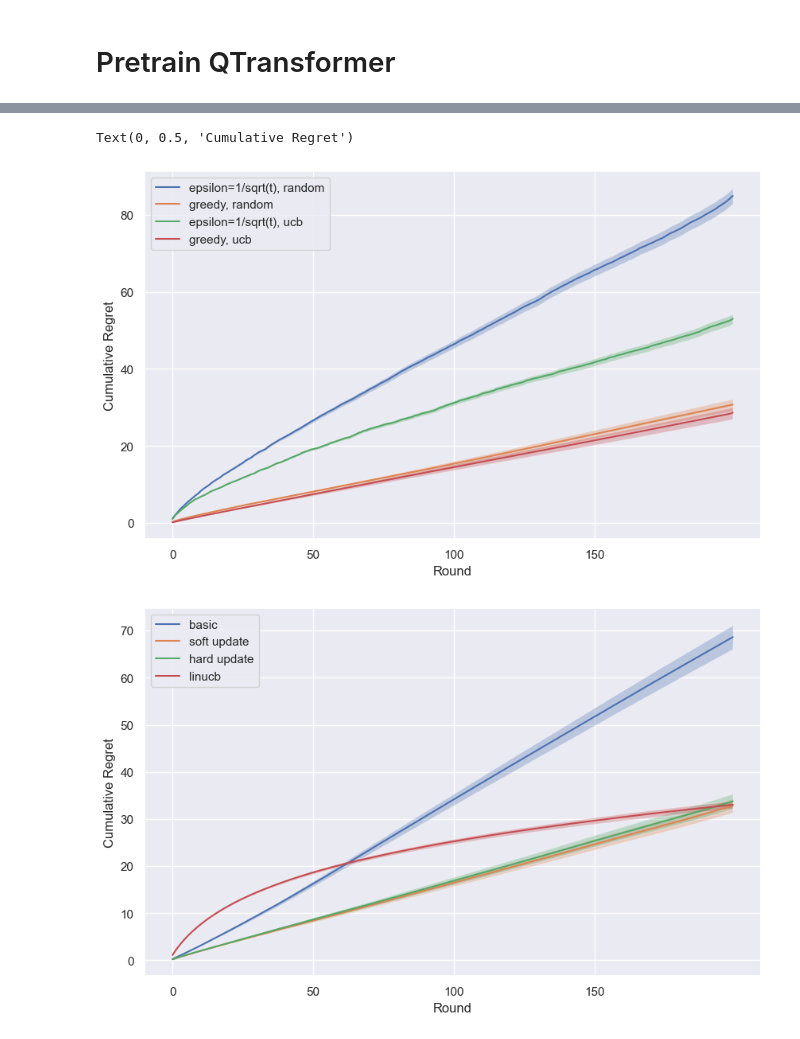
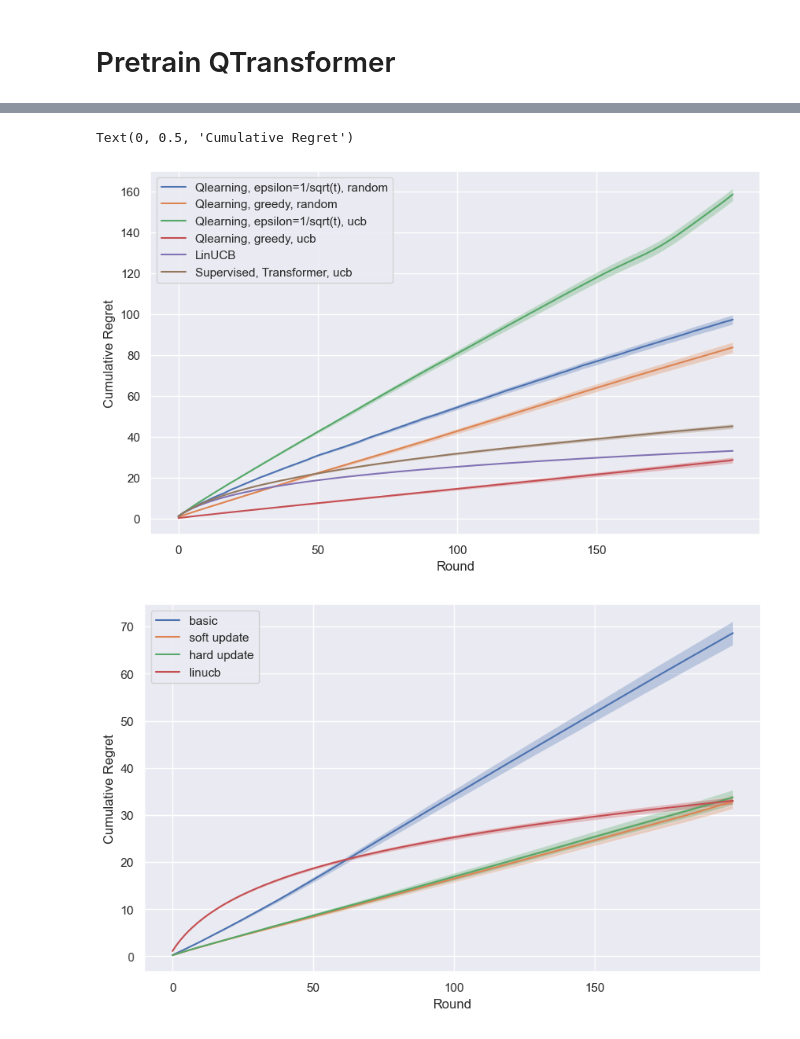
Before and after one commit to xjxyys/In-context-RL, a Jupyter notebook: experiment.ipynb, the cells around one changed output, grey strips where cells are left out. Drawn from its saved outputs; the diff is of its cells as text; code cells hidden in the pictures.

```diff
--- a/experiment.ipynb
+++ b/experiment.ipynb
@@ -288,6 +286,7 @@ bin d:\Anaconda3\envs\textgen\lib\site-packages\bitsandbytes\libbitsandbytes_cud
 batchsize = 64
 # %%
 # load model from file
+from model import Transformer
 import tqdm
 config = {
         'horizon': 200,
@@ -301,13 +300,13 @@ config = {
         'shuffle': True,
         'dropout': 0,
         'test': True,
-        'act_type': 'relu',
+        'activation': 'relu',
         'pred_q': False,
     }
 num_actions = 10
 context_dim = 5
 device = torch.device('cuda' if torch.cuda.is_available() else 'cpu')
-T = 200
+T = 400
 
 
 model = Transformer(config)
@@ -317,7 +316,7 @@ model.eval()  # 确保模型在评估模式
 # evaluate the model
 num_trajectories = 1000
 
-batchsize = 32
+batchsize = 8
 
 trajectories = [] # Store all trajectories
 # In this setting, s_t = \mathbb{A} = action_set!
@@ -558,7 +594,8 @@ T = 200
 
 model = Transformer(config)
 # model.load_state_dict(torch.load('model/Qtransformer_model_0706_2.pth'))
-model.load_state_dict(torch.load('model/Qtransformer_model_random_0716_gamma_1.pth'))
+# model.load_state_dict(torch.load('model/Qtransformer_model_random_0717_gamma_1.pth'))
+model.load_state_dict(torch.load('model/Qtransformer_model_ucb_0718_gamma_1.pth'))
 # model.load_state_dict(torch.load('model/Qtransformer_model_new_1.pth'))
 model.to(device)
 model.eval()  # 确保模型在评估模式
@@ -658,44 +698,73 @@ for i in tqdm.tqdm(range(num_trajectories//batchsize)):
 # %%
 # save the regrets
 import pandas as pd
 import matplotlib.pyplot as plt
 import seaborn as sns
-
+import numpy as np
 
 df_regrets = pd.DataFrame(all_regrets)
 # df_regrets.to_csv('data/Qtransformer_random_regrets_0706_2_mix1.csv', index=False)
 # df_regrets.to_csv('data/Qtransformer_random_regrets_new_2.csv', index=False)
-df_regrets.to_csv('data/Qtransformer_regrets_random_0716_gamma_1.csv', index=False)
+# df_regrets.to_csv('data/Qtransformer_regrets_random_0717_gamma_1.csv', index=False)
+df_regrets.to_csv('data/Qtransformer_regrets_ucb_0718_gamma_1.csv', index=False)
 
 
-df_regrets_1 = pd.read_csv('data/Qtransformer_regrets_random_0715.csv')
+
+## gamma=0.5
+# df_regrets_1 = pd.read_csv('data/Qtransformer_regrets_random_0715.csv')
+# df_regrets_2 = pd.read_csv('data/Qtransformer_regrets_random_0715_greedy.csv')
+# df_regrets_3 = pd.read_csv('data/Qtransformer_regrets_ucb_0714.csv')
+df_regrets_4 = pd.read_csv('data/Qtransformer_regrets_ucb_0714_greedy.csv')
+
+## gamma=1
+
+# df_regrets_1 = pd.read_csv('data/Qtransformer_regrets_random_0715.csv')
+df_regrets_1 = pd.read_csv('data/Qtransformer_regrets_random_0718_gamma_1.csv')
 # df_regrets_2 = pd.read_csv('data/Qtransformer_random_regrets_new_2.csv')
-df_regrets_2 = pd.read_csv('data/Qtransformer_regrets_random_0715_greedy.csv')
-df_regrets_3 = pd.read_csv('data/Qtransformer_regrets_ucb_0714.csv')
-df_regrets_4 = pd.read_csv('data/Qtransformer_regrets_ucb_0714_greedy.csv')
+# df_regrets_2 = pd.read_csv('data/Qtransformer_regrets_random_0715_greedy.csv')
+df_regrets_2 = pd.read_csv('data/Qtransformer_regrets_random_0717_greedy_gamma_1.csv')
+df_regrets_3 = pd.read_csv('data/Qtransformer_regrets_ucb_0717_gamma_1.csv')
+# df_regrets_4 = pd.read_csv('data/Qtransformer_regrets_ucb_0717_gamma_1_greedy.csv')
+
+df_linucb = pd.read_csv('data/linucb_regrets.csv')
+# df_thompson = pd.read_csv('data/Thompson_regrets.csv')
+df_transformer = pd.read_csv('data/transformer_regrets.csv')
+# df_transformer_random = pd.read_csv('data/transformer_random_regrets.csv')
+# df_Qtransformer = pd.read_csv('data/Qtransformer_random_regrets.csv')
+# df_Qtransformer_ucb = pd.read_csv('data/Qtransformer_ucb_regrets.csv')
+T=200
 sns.set()
 plt.figure(figsize=(10, 6))
 # 画一条(0,0)到(200, 90)的直线
 # plt.plot([0, 200], [0, 93], color='black', linestyle='--', label='reference')
-plt.plot(df_regrets_1.mean(), label='epsilon=1/sqrt(t), random')
-plt.plot(df_regrets_2.mean(), label='greedy, random')
-plt.plot(df_regrets_3.mean(), label='epsilon=1/sqrt(t), ucb')
-plt.plot(df_regrets_4.mean(), label='greedy, ucb')
+plt.plot(df_regrets_1.mean(), label='Qlearning, epsilon=1/sqrt(t), random')
+plt.plot(df_regrets_2.mean(), label='Qlearning, greedy, random')
+plt.plot(df_regrets_3.mean(), label='Qlearning, epsilon=1/sqrt(t), ucb')
+plt.plot(df_regrets_4.mean(), label='Qlearning, greedy, ucb')
+plt.plot(df_linucb.mean(), label='LinUCB')
+# plt.plot(df_thompson.mean(), label='Thompson Sampling')
+plt.plot(df_transformer.mean(), label='Supervised, Transformer, ucb')
+# plt.plot(df_transformer_random.mean(), label='Supervised, Transformer, random')
 
 
-plt.fill_between(df_regrets_1.columns, df_regrets_1.mean() - df_regrets_1.std()/np.sqrt(num_trajectories), df_regrets_1.mean() + df_regrets_1.std()/np.sqrt(num_trajectories), alpha=0.3)
-plt.fill_between(df_regrets_2.columns, df_regrets_2.mean() - df_regrets_2.std()/np.sqrt(num_trajectories), df_regrets_2.mean() + df_regrets_2.std()/np.sqrt(num_trajectories), alpha=0.3)
-plt.fill_between(df_regrets_3.columns, df_regrets_3.mean() - df_regrets_3.std()/np.sqrt(num_trajectories), df_regrets_3.mean() + df_regrets_3.std()/np.sqrt(num_trajectories), alpha=0.3)
-plt.fill_between(df_regrets_4.columns, df_regrets_4.mean() - df_regrets_4.std()/np.sqrt(num_trajectories), df_regrets_4.mean() + df_regrets_4.std()/np.sqrt(num_trajectories), alpha=0.3)
+plt.fill_between(df_regrets_1.columns, df_regrets_1.mean() - df_regrets_1.std()/np.sqrt(len(df_regrets_1)), df_regrets_1.mean() + df_regrets_1.std()/np.sqrt(len(df_regrets_1)), alpha=0.3)
+plt.fill_between(df_regrets_2.columns, df_regrets_2.mean() - df_regrets_2.std()/np.sqrt(len(df_regrets_2)), df_regrets_2.mean() + df_regrets_2.std()/np.sqrt(len(df_regrets_2)), alpha=0.3)
+plt.fill_between(df_regrets_3.columns, df_regrets_3.mean() - df_regrets_3.std()/np.sqrt(len(df_regrets_3)), df_regrets_3.mean() + df_regrets_3.std()/np.sqrt(len(df_regrets_3)), alpha=0.3)
+plt.fill_between(df_regrets_4.columns, df_regrets_4.mean() - df_regrets_4.std()/np.sqrt(len(df_regrets_4)), df_regrets_4.mean() + df_regrets_4.std()/np.sqrt(len(df_regrets_4)), alpha=0.3)
+plt.fill_between(df_linucb.columns, df_linucb.mean() - df_linucb.std()/np.sqrt(len(df_linucb)), df_linucb.mean() + df_linucb.std()/np.sqrt(len(df_linucb)), alpha=0.3)
+# plt.fill_between(df_thompson.columns, df_thompson.mean() - df_thompson.std()/np.sqrt(num_trajectories), df_thompson.mean() + df_thompson.std()/np.sqrt(num_trajectories), alpha=0.3)
+plt.fill_between(df_transformer.columns, df_transformer.mean() - df_transformer.std()/np.sqrt(len(df_transformer)), df_transformer.mean() + df_transformer.std()/np.sqrt(len(df_transformer)), alpha=0.3)
+# plt.fill_between(df_transformer_random.columns, df_transformer_random.mean() - df_transformer_random.std()/np.sqrt(len(df_transformer_random)), df_transformer_random.mean() + df_transformer_random.std()/np.sqrt(len(df_transformer_random)), alpha=0.3)
+
 
 plt.legend()
 plt.xlabel('Round')
 # ever 50 rounds set a x-tick
 plt.xticks(np.arange(0, T, 50))
 plt.ylabel('Cumulative Regret')
 # %% [output]
 Text(0, 0.5, 'Cumulative Regret')
-[figure, old version]
+[figure, new version]
 # %%
 
 # plot the average regret with confidence interval
```
Also changed, not shown: parts of 5 cells of this notebook, 8 other files.
